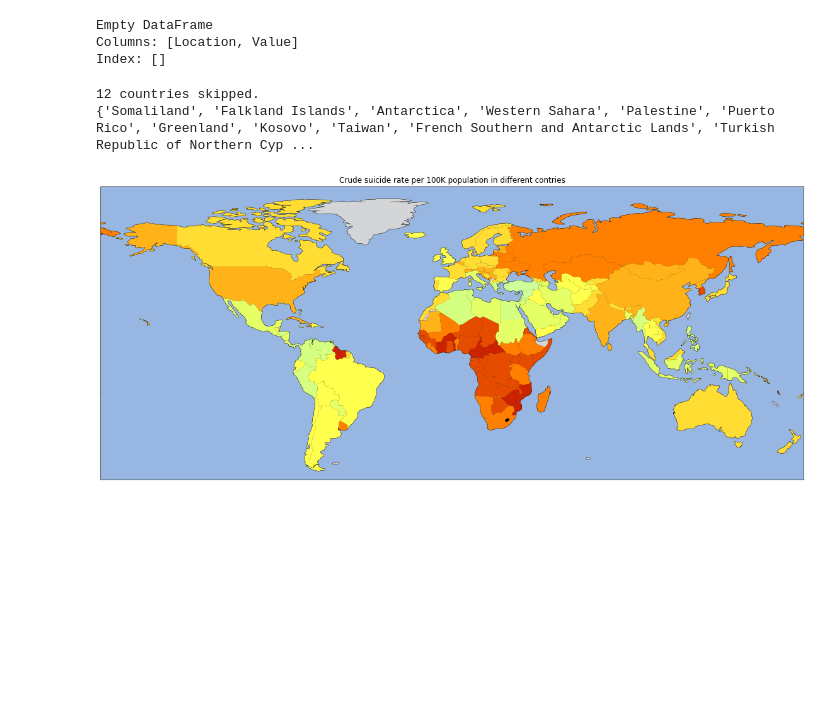
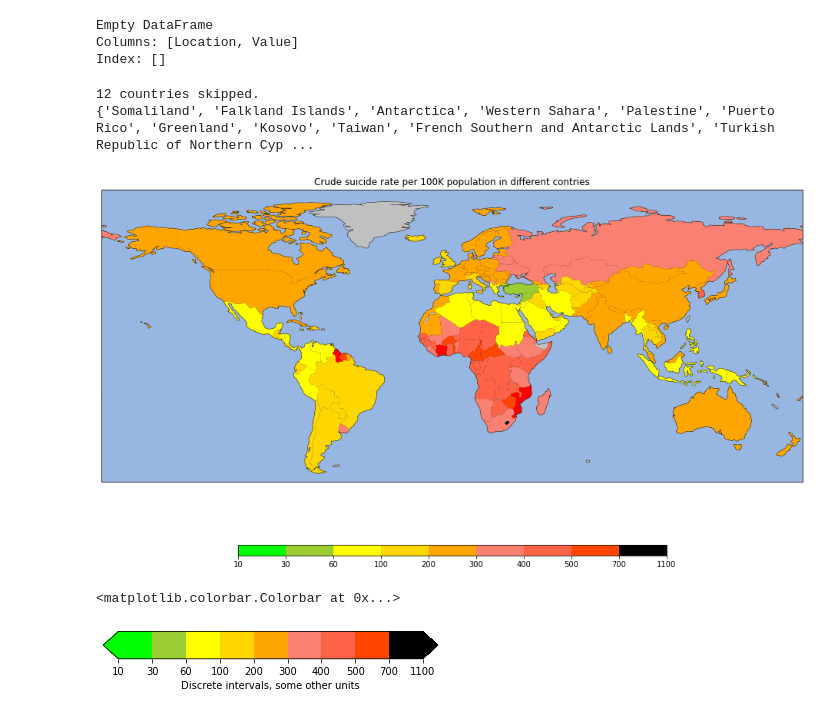
Before and after one commit to Pinkwjp/global_suicide_rates, a Jupyter notebook: visualize_global_sucide_rates.ipynb, the cells around one changed output. Saved outputs shown, nothing was run; the diff lists cells and outputs as text; code cells hidden in the pictures; blank space fills up the shorter version.

```diff
--- a/visualize_global_sucide_rates.ipynb
+++ b/visualize_global_sucide_rates.ipynb
@@ -198,34 +223,88 @@ shpfilename = shpreader.natural_earth(resolution='110m',
 
 reader = shpreader.Reader(shpfilename)
 countries = reader.records()
 
 skipped = set()
 for country in countries:
     name = country.attributes['NAME_EN']
 
     # TODO: refine
     if name in names_map_to_data:
         name = names_map_to_data[name]
 
-    face_color = rate_to_rgb_color(get_country_rate(name))
+    # face_color = rate_to_rgb_color(get_country_rate(name))
+    # if np.equal(face_color, gray).all():
+    #     skipped.add(name)
 
-    if np.equal(face_color, gray).all():
+    face_color = xxx_rate_to_color(get_country_rate(name))
+    if face_color == 'silver':
         skipped.add(name)
 
     ax.add_geometries(
         [country.geometry],
         PlateCarree(),
         facecolor=face_color,
         label=country.attributes['ADM0_A3'])
 
-# TODO: add legen for colors
+
+# colorbar
+bounds = [10, 30, 60,
+          100, 200, 300,
+          400, 500, 700, 1100]
+
+color_names = ['lime', 'yellowgreen', 'yellow',
+                'gold', 'orange',  'salmon',
+                'tomato', 'orangered','red', 'black']
+
+cmap = mpl.colors.ListedColormap(color_names)
+norm = mpl.colors.BoundaryNorm(bounds, cmap.N)
+
+sm = plt.cm.ScalarMappable(cmap=cmap,norm=norm)
+sm._A = []
+plt.colorbar(sm,ax=ax, location='bottom', aspect=40, shrink=0.5)
+
 
 print(f'{len(skipped)} countries skipped.')
 print(skipped)
 
+
 plt.title('Crude suicide rate per 100K population in different contries')
 plt.show()
 # %% [output]
 12 countries skipped.
 {'Somaliland', 'Falkland Islands', 'Antarctica', 'Western Sahara', 'Palestine', 'Puerto Rico', 'Greenland', 'Kosovo', 'Taiwan', 'French Southern and Antarctic Lands', 'Turkish Republic of Northern Cyp ...
-[figure, old version]
+[figure, new version]
+# %%
+# Discrete intervals colorbar
+
+#import matplotlib.colors as mcolors
+import matplotlib as mpl
+
+bounds = [10, 30, 60,
+          100, 200, 300,
+          400, 500, 700, 1100]
+
+color_names = ['lime', 'yellowgreen', 'yellow',
+                'gold', 'orange',  'salmon',
+                'tomato', 'orangered','red', 'black']
+
+cmap = mpl.colors.ListedColormap(color_names)
+norm = mpl.colors.BoundaryNorm(bounds, cmap.N)
+
+fig, ax = plt.subplots(figsize=(6, 1))
+fig.subplots_adjust(bottom=0.5)
+
+
+fig.colorbar(
+    mpl.cm.ScalarMappable(cmap=cmap, norm=norm),
+    cax=ax,
+    boundaries=[0] + bounds + [13],  # Adding values for extensions.
+    extend='both',
+    ticks=bounds,
+    spacing = 'uniform',
+    orientation='horizontal',
+    label='Discrete intervals, some other units',
+)
+# %% [output]
+<matplotlib.colorbar.Colorbar at 0x...>
+[figure, added]
```
Also changed, not shown: parts of 3 cells of this notebook.
